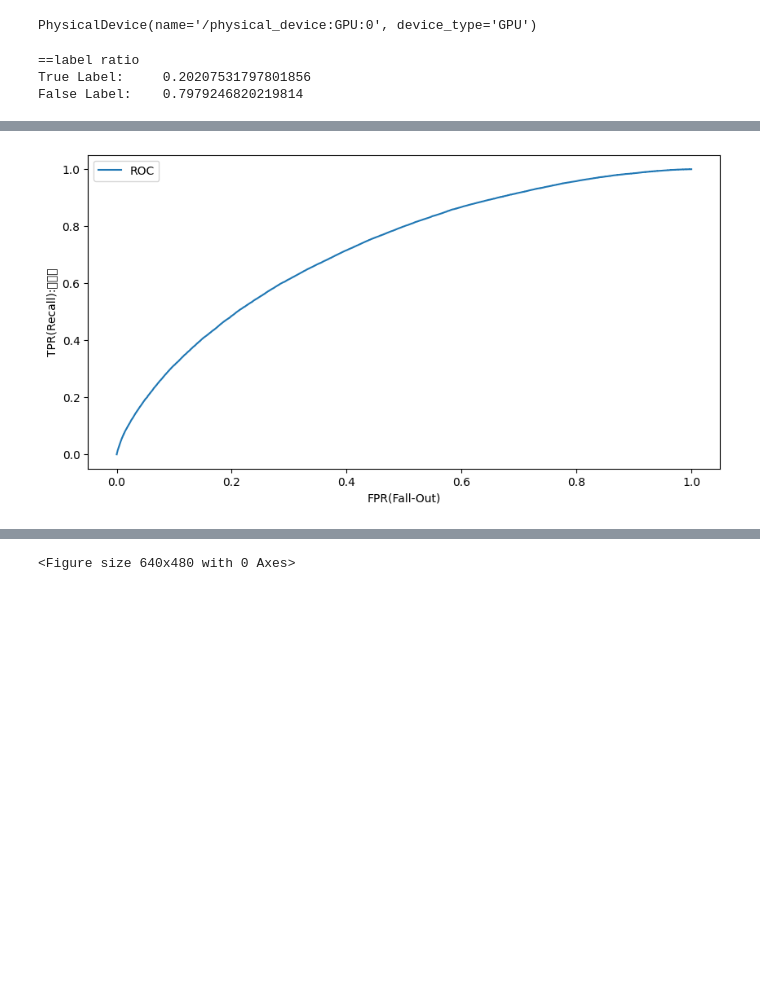
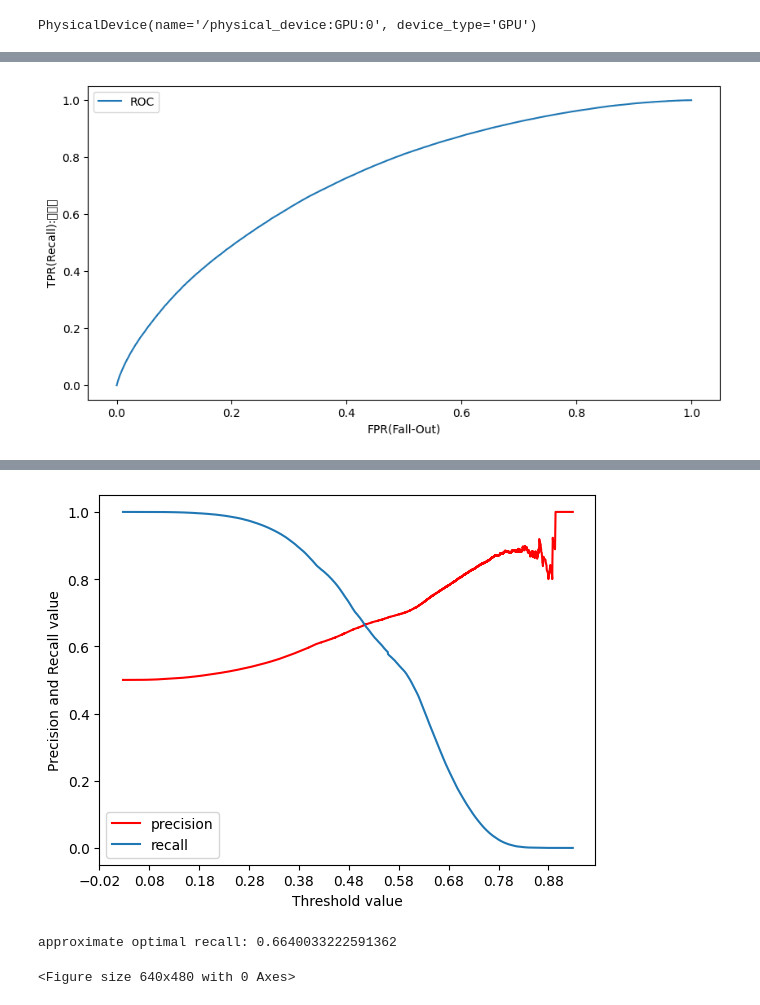
Before and after one commit to dbehdrnr0202/lending_club, a Jupyter notebook: DNN_model_0427.ipynb, the cells around one changed output, grey strips where cells are left out. Cells and saved outputs as stored; diff of their text form; code cells hidden in the pictures; blank space fills up the shorter version.

```diff
--- a/DNN_model_0427.ipynb
+++ b/DNN_model_0427.ipynb
@@ -242,17 +242,22 @@ class DNNModel:
 
     def get_y_validation(self)->np.ndarray:
         return self.y_validation
-# %%
-dnn_model = DNNModel()
-dnn_model.load_file('data/modified_0420.csv')
-dnn_model.scaling_data(StandardScaler, threshold=0.95)
-# %% [output]
-==label ratio
-True Label:     0.20207531797801856
-False Label:    0.7979246820219814
 # %%
-best_params = {'batch_size': 100, 'epochs': 5, 'loss': 'binary_crossentropy', 'num_layers': 3, 'num_nodes': 51}
+dnn_model = DNNModel()
+dnn_model.load_file('data/final_train.csv')
+dnn_model.scaling_data(StandardScaler, threshold=0.95, over_sampler=SMOTE)
+input_dim = dnn_model.get_input_dim()
+grid_params = {
+    'batch_size': [100, 200, 400],
+    'epochs': [5],
+    'loss': ['binary_crossentropy'],
+    'num_layers': [3],
+    'num_nodes': [input_dim//2, input_dim*3//4, input_dim]}
+best_params, _ = dnn_model.searching_best_param_grid(grid_params=grid_params)
+# best_params = {'batch_size': 10000, 'epochs': 5, 'loss': 'binary_crossentropy', 'num_layers': 3, 'num_nodes': input_dim*2//3}
 metric_result_dictionary = dnn_model.build_model_with_best_params(best_params=best_params, threshold=0.5)
 print(f'AUC: {dnn_model.get_roc_auc_score()}')
 model_name = dnn_model.get_model_name()
+print(f'approximate optimal recall: {dnn_model.draw_precision_recall_curve_plot(min_delta=0.0001)}')
+dnn_model.save_model()
 # %% [output]
@@ -278 +284,3 @@ AUC: 0.7202008773571833
+[figure, added]
-<Figure size 640x480 with 0 Axes>
+approximate optimal recall: 0.6640033222591362
+<Figure size 640x480 with 0 Axes>
```
Also changed, not shown: parts of 4 cells of this notebook, 9 other files.
